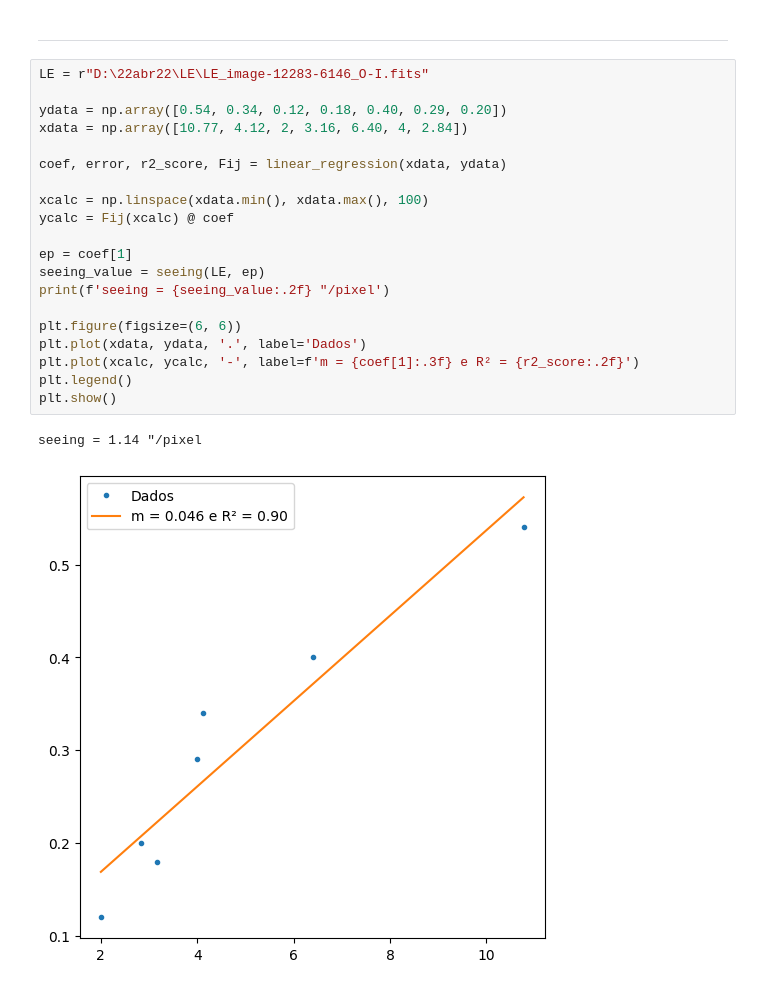
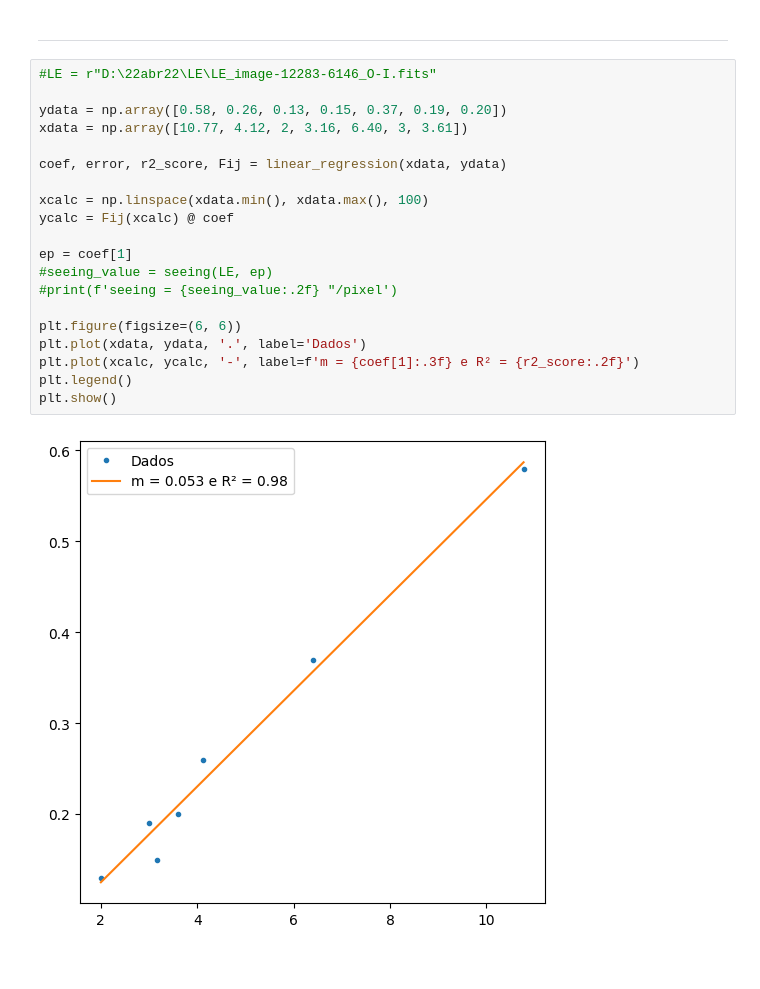
Before and after one commit to lucaspereira1342/Speckle, a Jupyter notebook: speckle_data_reduction.ipynb, the cells around one changed output. Cells and saved outputs as stored; diff of their text form.

```diff
--- a/speckle_data_reduction.ipynb
+++ b/speckle_data_reduction.ipynb
@@ -992,25 +992,24 @@ Plate scale calc
 # %% [markdown]
 ----
 # %%
-LE = r"D:\22abr22\LE\LE_image-12283-6146_O-I.fits"
+#LE = r"D:\22abr22\LE\LE_image-12283-6146_O-I.fits"
 
-ydata = np.array([0.54, 0.34, 0.12, 0.18, 0.40, 0.29, 0.20])
-xdata = np.array([10.77, 4.12, 2, 3.16, 6.40, 4, 2.84])
+ydata = np.array([0.58, 0.26, 0.13, 0.15, 0.37, 0.19, 0.20])
+xdata = np.array([10.77, 4.12, 2, 3.16, 6.40, 3, 3.61])
 
 coef, error, r2_score, Fij = linear_regression(xdata, ydata)
 
 xcalc = np.linspace(xdata.min(), xdata.max(), 100)
 ycalc = Fij(xcalc) @ coef
 
 ep = coef[1]
-seeing_value = seeing(LE, ep)
-print(f'seeing = {seeing_value:.2f} "/pixel')
+#seeing_value = seeing(LE, ep)
+#print(f'seeing = {seeing_value:.2f} "/pixel')
 
 plt.figure(figsize=(6, 6))
 plt.plot(xdata, ydata, '.', label='Dados')
 plt.plot(xcalc, ycalc, '-', label=f'm = {coef[1]:.3f} e R² = {r2_score:.2f}')
 plt.legend()
 plt.show()
 # %% [output]
-seeing = 1.14 "/pixel
-[figure, old version]
+[figure, new version]
```
Also changed, not shown: parts of 5 cells of this notebook.
